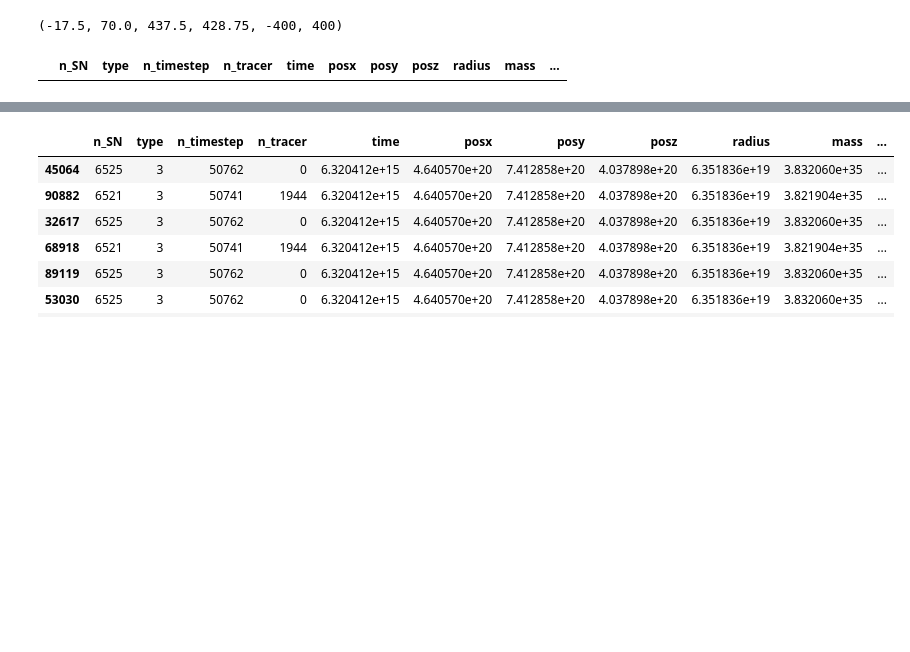
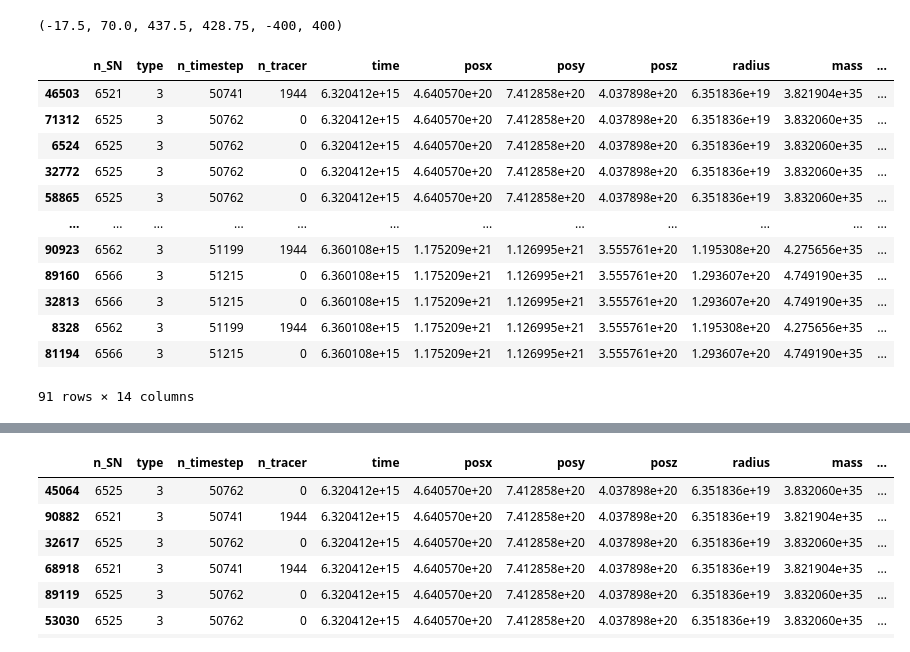
Before and after one commit to Joycelyn-Chen/Astro-Phase-Diagram, a Jupyter notebook: Scripts/tracing_SN_events.ipynb, the cells around one changed output, grey strips where cells are left out. Drawn from its saved outputs; the diff is of its cells as text; code cells hidden in the pictures; blank space fills up the shorter version.

```diff
--- a/Scripts/tracing_SN_events.ipynb
+++ b/Scripts/tracing_SN_events.ipynb
@@ -84,13 +60,13 @@ import os
 
 # List all .dat files in the current directory
 # CV lab
-# dat_file_root = "/home/joy0921/Desktop/2023S/Dataset/SNfeedback"
+dat_file_root = "/home/joy0921/Desktop/2023S/Dataset/SNfeedback"
 
 # Compute2.idsl
 # dat_file_root = "/home/joy0921/Desktop/Dataset/SNfeedback"
 
 # Mac
-dat_file_root = "/Users/joycelynchen/Desktop/UBC/Research/Program/AstroSegTrack/Data/SNfeedback"
+# dat_file_root = "/Users/joycelynchen/Desktop/UBC/Research/Program/AstroSegTrack/Data/SNfeedback"
 
 dat_files = glob(os.path.join(dat_file_root, "*.dat"))
 
@@ -184,13 +188,25 @@ low_x0, low_y0, low_w, low_h, bottom_z, top_z
 # %%
 start_yr = 200
 end_yr = 202
 
 # Filter data based on specified conditions
-# filtered_data = filter_data(all_data[(all_data['time_Myr'] >= start_yr) & (all_data['time_Myr'] <= end_yr)], (low_x0, low_y0, low_w, low_h, bottom_z, top_z))
-filtered_data = filter_data(all_data[(all_data['time_Myr'] >= start_yr) & (all_data['time_Myr'] <= end_yr)], (-92, -101, 50, 50, -400, 400))
+filtered_data = filter_data(all_data[(all_data['time_Myr'] >= start_yr) & (all_data['time_Myr'] <= end_yr)], (low_x0, low_y0, low_w, low_h, bottom_z, top_z))
+# filtered_data = filter_data(all_data[(all_data['time_Myr'] >= start_yr) & (all_data['time_Myr'] <= end_yr)], (-92, -101, 50, 50, -400, 400))
 
 
 # Print the resulting DataFrame
 filtered_data
 # %% [output]
 |  | n_SN | type | n_timestep | n_tracer | time | posx | posy | posz | radius | mass | ... |
+| 46503 | 6521 | 3 | 50741 | 1944 | 6.320412e+15 | 4.640570e+20 | 7.412858e+20 | 4.037898e+20 | 6.351836e+19 | 3.821904e+35 | ... |
+| 71312 | 6525 | 3 | 50762 | 0 | 6.320412e+15 | 4.640570e+20 | 7.412858e+20 | 4.037898e+20 | 6.351836e+19 | 3.832060e+35 | ... |
+| 6524 | 6525 | 3 | 50762 | 0 | 6.320412e+15 | 4.640570e+20 | 7.412858e+20 | 4.037898e+20 | 6.351836e+19 | 3.832060e+35 | ... |
+| 32772 | 6525 | 3 | 50762 | 0 | 6.320412e+15 | 4.640570e+20 | 7.412858e+20 | 4.037898e+20 | 6.351836e+19 | 3.832060e+35 | ... |
+| 58865 | 6525 | 3 | 50762 | 0 | 6.320412e+15 | 4.640570e+20 | 7.412858e+20 | 4.037898e+20 | 6.351836e+19 | 3.832060e+35 | ... |
+| ... | ... | ... | ... | ... | ... | ... | ... | ... | ... | ... | ... |
+| 90923 | 6562 | 3 | 51199 | 1944 | 6.360108e+15 | 1.175209e+21 | 1.126995e+21 | 3.555761e+20 | 1.195308e+20 | 4.275656e+35 | ... |
+| 89160 | 6566 | 3 | 51215 | 0 | 6.360108e+15 | 1.175209e+21 | 1.126995e+21 | 3.555761e+20 | 1.293607e+20 | 4.749190e+35 | ... |
+| 32813 | 6566 | 3 | 51215 | 0 | 6.360108e+15 | 1.175209e+21 | 1.126995e+21 | 3.555761e+20 | 1.293607e+20 | 4.749190e+35 | ... |
+| 8328 | 6562 | 3 | 51199 | 1944 | 6.360108e+15 | 1.175209e+21 | 1.126995e+21 | 3.555761e+20 | 1.195308e+20 | 4.275656e+35 | ... |
+| 81194 | 6566 | 3 | 51215 | 0 | 6.360108e+15 | 1.175209e+21 | 1.126995e+21 | 3.555761e+20 | 1.293607e+20 | 4.749190e+35 | ... |
+91 rows × 14 columns
```
Also changed, not shown: parts of 7 cells of this notebook.
